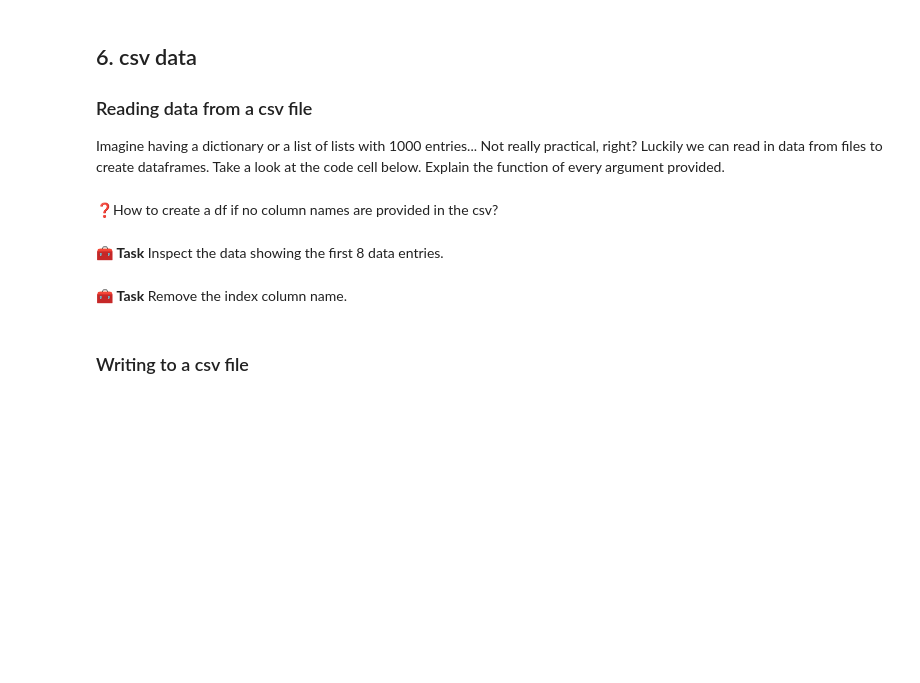
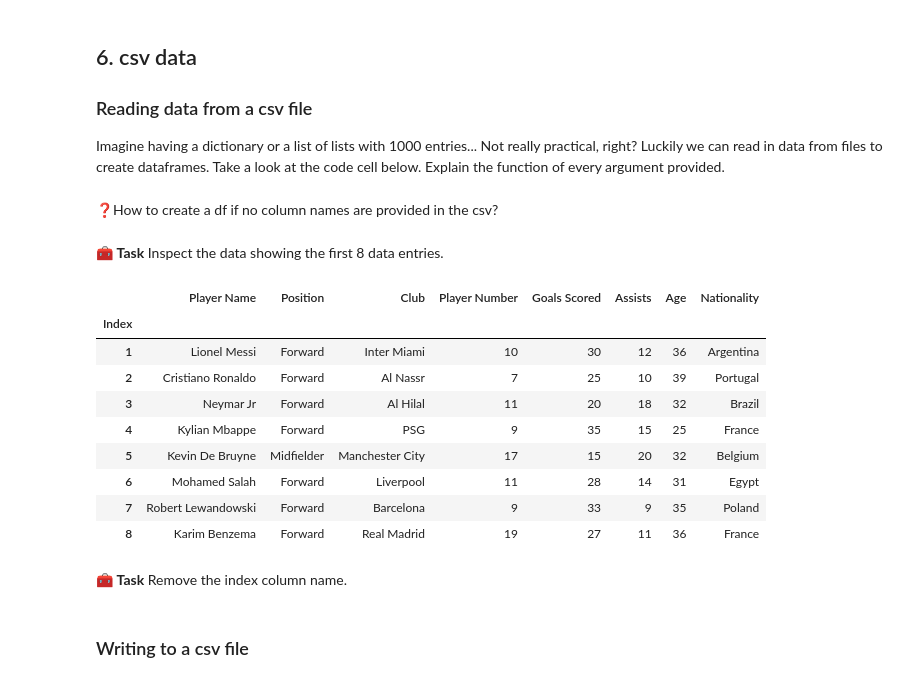
Before and after one commit to iPwnds/Programming-2, a Jupyter notebook: 05-data-processing/02-pandas/2.3-pandas_dataframes/pandas_dataframes.ipynb, the cells around one changed output. Saved outputs shown, nothing was run; the diff lists cells and outputs as text; code cells hidden in the pictures; blank space fills up the shorter version.

```diff
--- a/05-data-processing/02-pandas/2.3-pandas_dataframes/pandas_dataframes.ipynb
+++ b/05-data-processing/02-pandas/2.3-pandas_dataframes/pandas_dataframes.ipynb
@@ -343,6 +693,18 @@ df = pd.read_csv('soccer_data.csv', sep=",", index_col=0)
 🧰 **Task** Inspect the data showing the first 8 data entries.
 # %%
 #Inspect data
+df.head(8)
+# %% [output]
+|  | Player Name | Position | Club | Player Number | Goals Scored | Assists | Age | Nationality |
+| Index |  |  |  |  |  |  |  |  |
+| 1 | Lionel Messi | Forward | Inter Miami | 10 | 30 | 12 | 36 | Argentina |
+| 2 | Cristiano Ronaldo | Forward | Al Nassr | 7 | 25 | 10 | 39 | Portugal |
+| 3 | Neymar Jr | Forward | Al Hilal | 11 | 20 | 18 | 32 | Brazil |
+| 4 | Kylian Mbappe | Forward | PSG | 9 | 35 | 15 | 25 | France |
+| 5 | Kevin De Bruyne | Midfielder | Manchester City | 17 | 15 | 20 | 32 | Belgium |
+| 6 | Mohamed Salah | Forward | Liverpool | 11 | 28 | 14 | 31 | Egypt |
+| 7 | Robert Lewandowski | Forward | Barcelona | 9 | 33 | 9 | 35 | Poland |
+| 8 | Karim Benzema | Forward | Real Madrid | 19 | 27 | 11 | 36 | France |
 # %% [markdown]
 🧰 **Task** Remove the index column name.
 # %%
```
Also changed, not shown: parts of 51 cells of this notebook, 7 other files.
